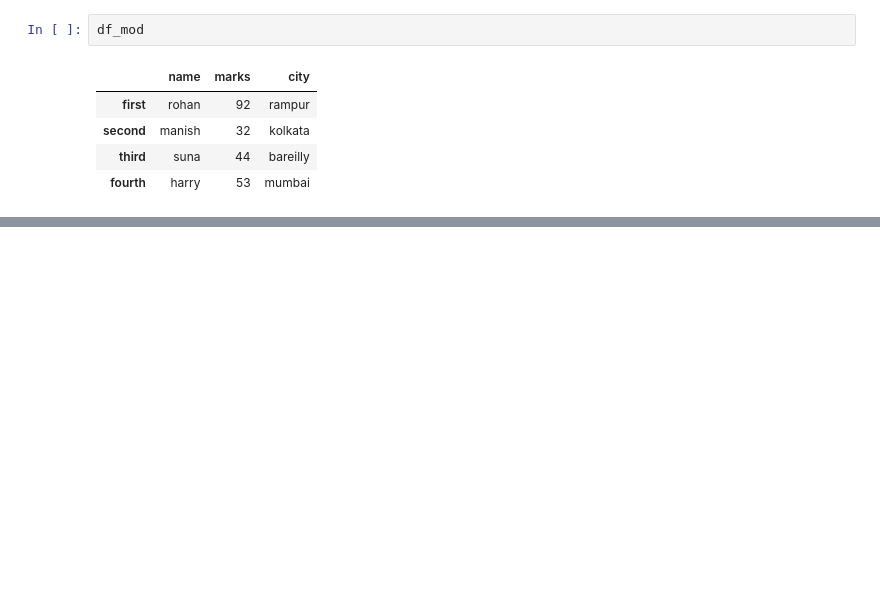
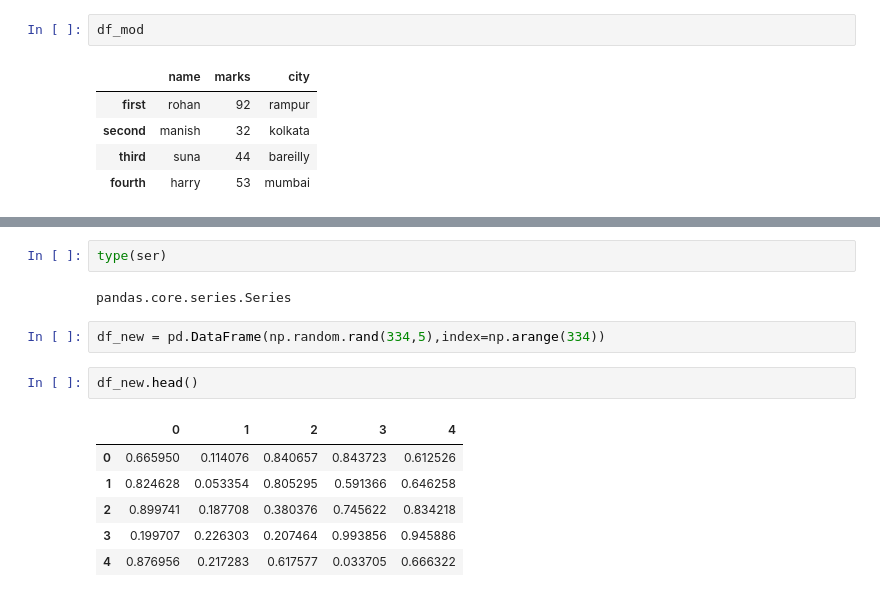
Before and after one commit to almostdevelopr/data-science-python, a Jupyter notebook: pandas/intro_to_pandas.ipynb, the cells around one changed output, grey strips where cells are left out. Saved outputs shown, nothing was run; the diff lists cells and outputs as text; blank space fills up the shorter version.

```diff
--- a/pandas/intro_to_pandas.ipynb
+++ b/pandas/intro_to_pandas.ipynb
@@ -50,0 +74,15 @@ df_mod
+# %%
+type(ser)
+# %% [output]
+pandas.core.series.Series
+# %%
+df_new = pd.DataFrame(np.random.rand(334,5),index=np.arange(334))
+# %%
+df_new.head()
+# %% [output]
+|  | 0 | 1 | 2 | 3 | 4 |
+| 0 | 0.665950 | 0.114076 | 0.840657 | 0.843723 | 0.612526 |
+| 1 | 0.824628 | 0.053354 | 0.805295 | 0.591366 | 0.646258 |
+| 2 | 0.899741 | 0.187708 | 0.380376 | 0.745622 | 0.834218 |
+| 3 | 0.199707 | 0.226303 | 0.207464 | 0.993856 | 0.945886 |
+| 4 | 0.876956 | 0.217283 | 0.617577 | 0.033705 | 0.666322 |
```
Also changed, not shown: parts of 10 cells of this notebook.
